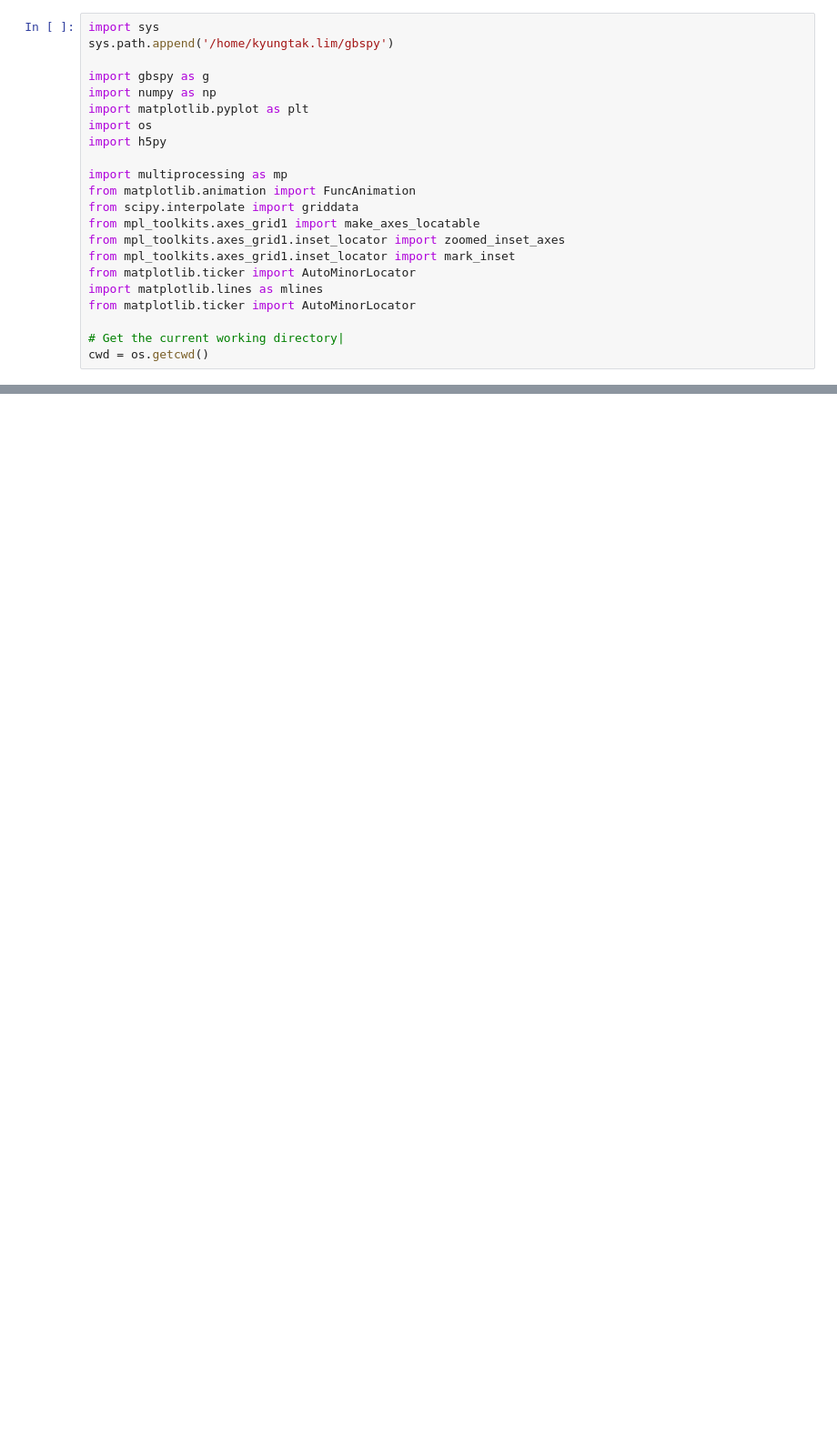
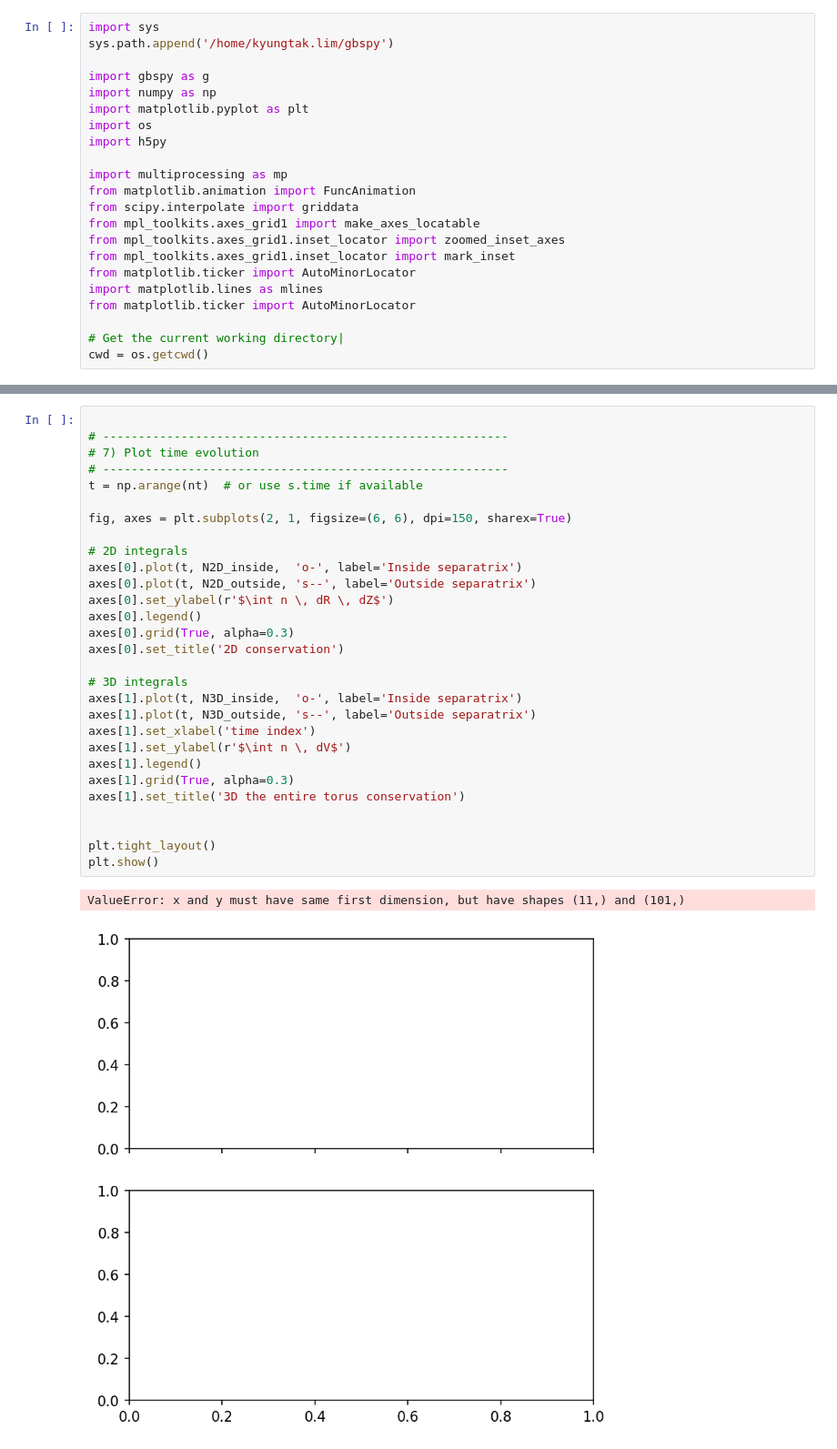
Before and after one commit to kyungtak/Jupyter_GBS, a Jupyter notebook: ML_validation/Density_conservation.ipynb, the cells around one changed output, grey strips where cells are left out. Shown: that part at 91% size. Cells and saved outputs as stored; diff of their text form; blank space fills up the shorter version.

```diff
--- a/ML_validation/Density_conservation.ipynb
+++ b/ML_validation/Density_conservation.ipynb
@@ -299,0 +330,32 @@ psi_sep  = 115365.98119056014
+# %%
+
+# ---------------------------------------------------------
+# 7) Plot time evolution
+# ---------------------------------------------------------
+t = np.arange(nt)  # or use s.time if available
+
+fig, axes = plt.subplots(2, 1, figsize=(6, 6), dpi=150, sharex=True)
+
+# 2D integrals
+axes[0].plot(t, N2D_inside,  'o-', label='Inside separatrix')
+axes[0].plot(t, N2D_outside, 's--', label='Outside separatrix')
+axes[0].set_ylabel(r'$\int n \, dR \, dZ$')
+axes[0].legend()
+axes[0].grid(True, alpha=0.3)
+axes[0].set_title('2D conservation')
+
+# 3D integrals
+axes[1].plot(t, N3D_inside,  'o-', label='Inside separatrix')
+axes[1].plot(t, N3D_outside, 's--', label='Outside separatrix')
+axes[1].set_xlabel('time index')
+axes[1].set_ylabel(r'$\int n \, dV$')
+axes[1].legend()
+axes[1].grid(True, alpha=0.3)
+axes[1].set_title('3D the entire torus conservation')
+
+
+plt.tight_layout()
+plt.show()
+# %% [output]
+ValueError: x and y must have same first dimension, but have shapes (11,) and (101,)
+[figure, added]
```
Also changed, not shown: parts of 10 cells of this notebook.
